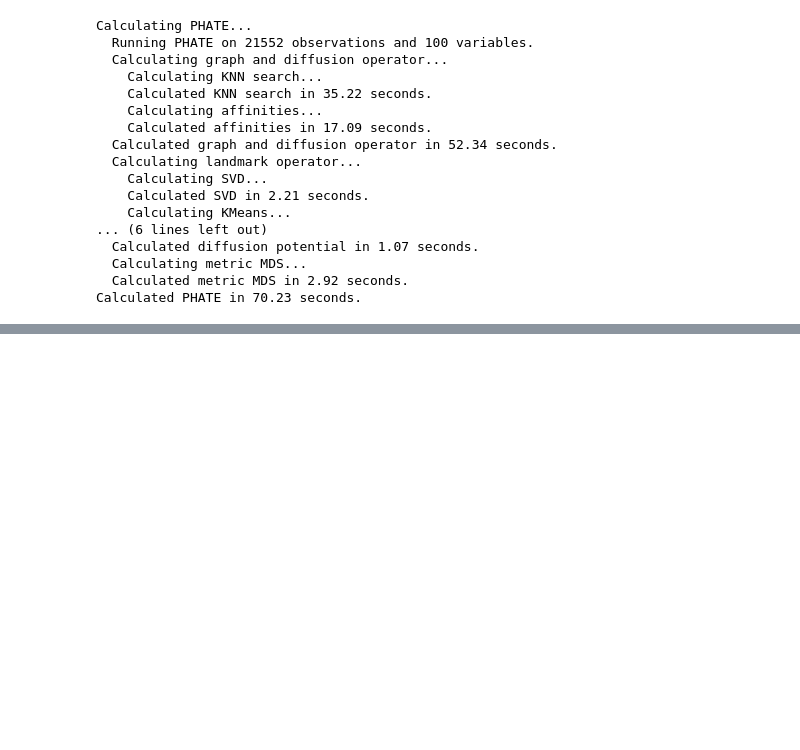
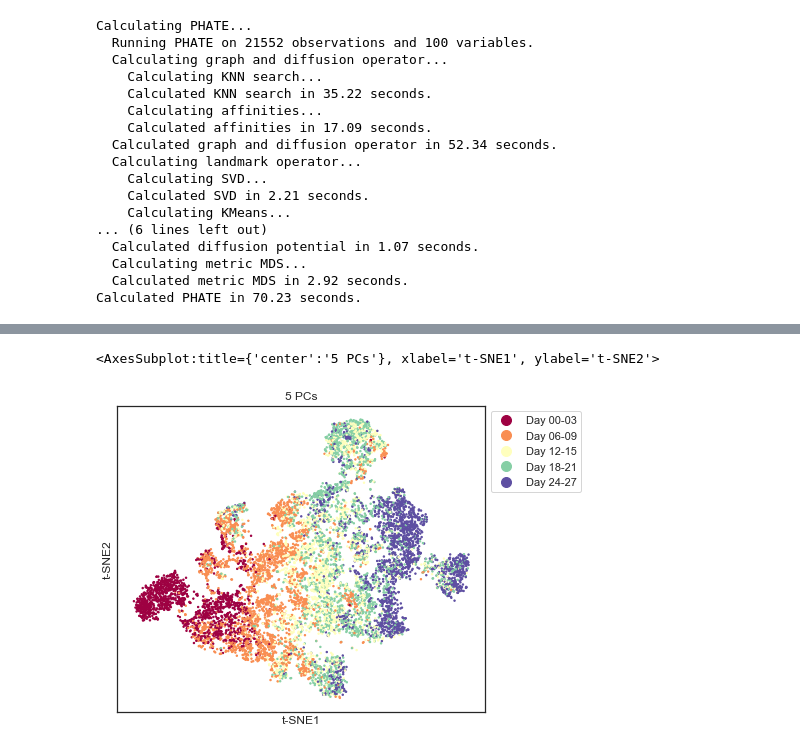
Before and after one commit to anuraglimdi/single-cell-analysis-workshop, a Jupyter notebook: visualizing_datasets.ipynb, the cells around one changed output, grey strips where cells are left out. Saved outputs shown, nothing was run; the diff lists cells and outputs as text; code cells hidden in the pictures; blank space fills up the shorter version.

```diff
--- a/visualizing_datasets.ipynb
+++ b/visualizing_datasets.ipynb
@@ -145,0 +174,3 @@ scprep.plot.scatter2d(data_phate, c=metadata['CELLTYPE'],
+# %%
+tsne_op = sklearn.manifold.TSNE(n_components=2, perplexity=100)
+eb_data_tsne2 = tsne_op.fit_transform(eb_data_reduced.iloc[:,:5])
@@ -145,0 +187,7 @@ scprep.plot.scatter2d(data_phate, c=metadata['CELLTYPE'],
+# %%
+scprep.plot.scatter2d(eb_data_tsne2, c=eb_metadata['sample_labels'], cmap='Spectral',
+                      ticks=False, label_prefix='t-SNE', title="5 PCs",
+                      legend_anchor=(1,1), figsize=(7,5))
+# %% [output]
+<AxesSubplot:title={'center':'5 PCs'}, xlabel='t-SNE1', ylabel='t-SNE2'>
+[figure, added]
```
Also changed, not shown: parts of 18 cells of this notebook, 1 other file.
